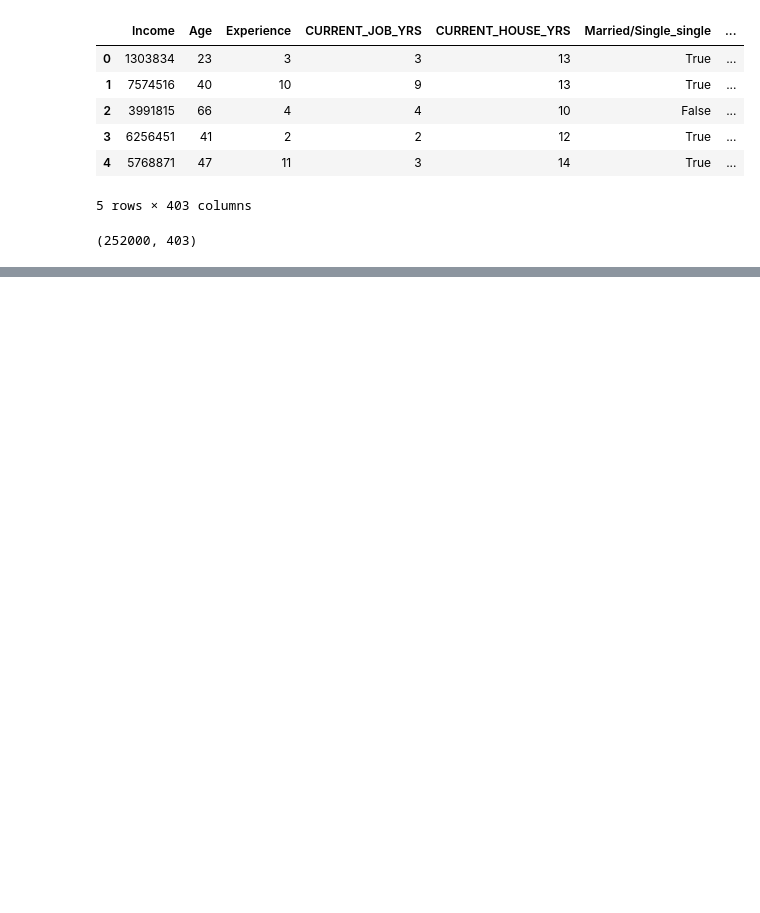
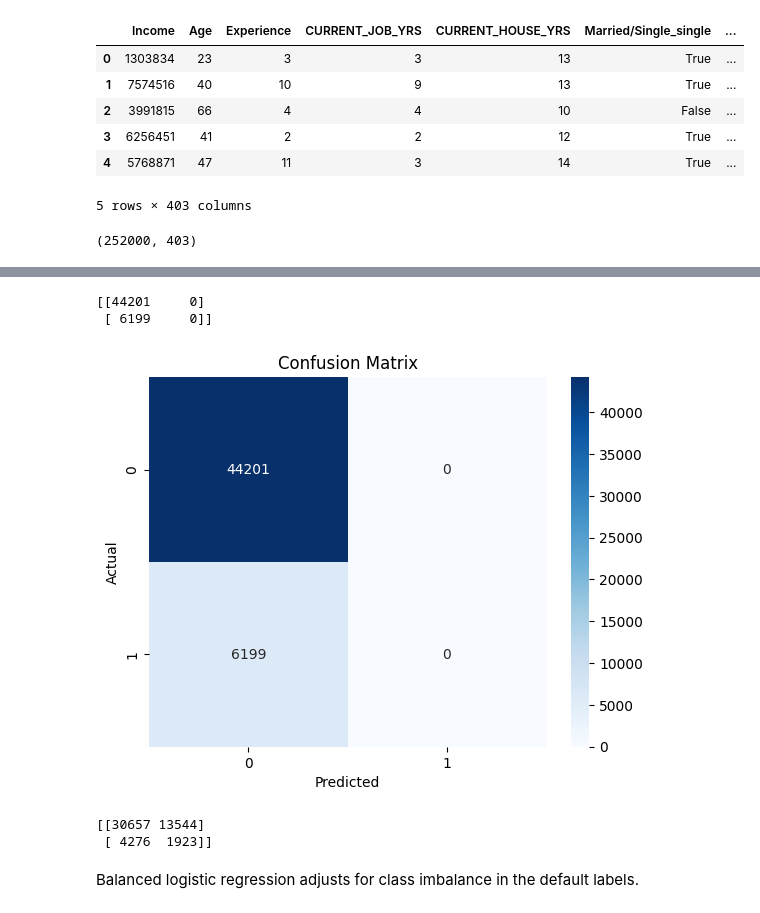
Before and after one commit to Hitanshi31/loan-default-prediction, a Jupyter notebook: notebooks/02_model_training.ipynb, the cells around one changed output, grey strips where cells are left out. Drawn from its saved outputs; the diff is of its cells as text; code cells hidden in the pictures; blank space fills up the shorter version.

Commit message:
Trained and evaluated logistic regression, decision tree, and random forest models

```diff
--- a/notebooks/02_model_training.ipynb
+++ b/notebooks/02_model_training.ipynb
@@ -64,0 +77,4 @@ X_train, X_test, y_train, y_test = train_test_split(
+# %%
+model = LogisticRegression(max_iter=1000)
+# %%
+model.fit(X_train, y_train)
@@ -64,0 +83,2 @@ X_train, X_test, y_train, y_test = train_test_split(
+# %%
+y_pred = model.predict(X_test)
@@ -64,0 +106,20 @@ X_train, X_test, y_train, y_test = train_test_split(
+# %%
+cm = confusion_matrix(y_test, y_pred)
+
+print(cm)
+# %% [output]
+[[44201     0]
+ [ 6199     0]]
+# %%
+import seaborn as sns
+import matplotlib.pyplot as plt
+
+sns.heatmap(cm, annot=True, fmt='d', cmap='Blues')
+
+plt.xlabel("Predicted")
+plt.ylabel("Actual")
+plt.title("Confusion Matrix")
+
+plt.show()
+# %% [output]
+[figure, added]
@@ -64,0 +137,9 @@ X_train, X_test, y_train, y_test = train_test_split(
+# %%
+cm = confusion_matrix(y_test, y_pred)
+
+print(cm)
+# %% [output]
+[[30657 13544]
+ [ 4276  1923]]
+# %% [markdown]
+Balanced logistic regression adjusts for class imbalance in the default labels.
```
Also changed, not shown: parts of 32 cells of this notebook, 1 other file.
